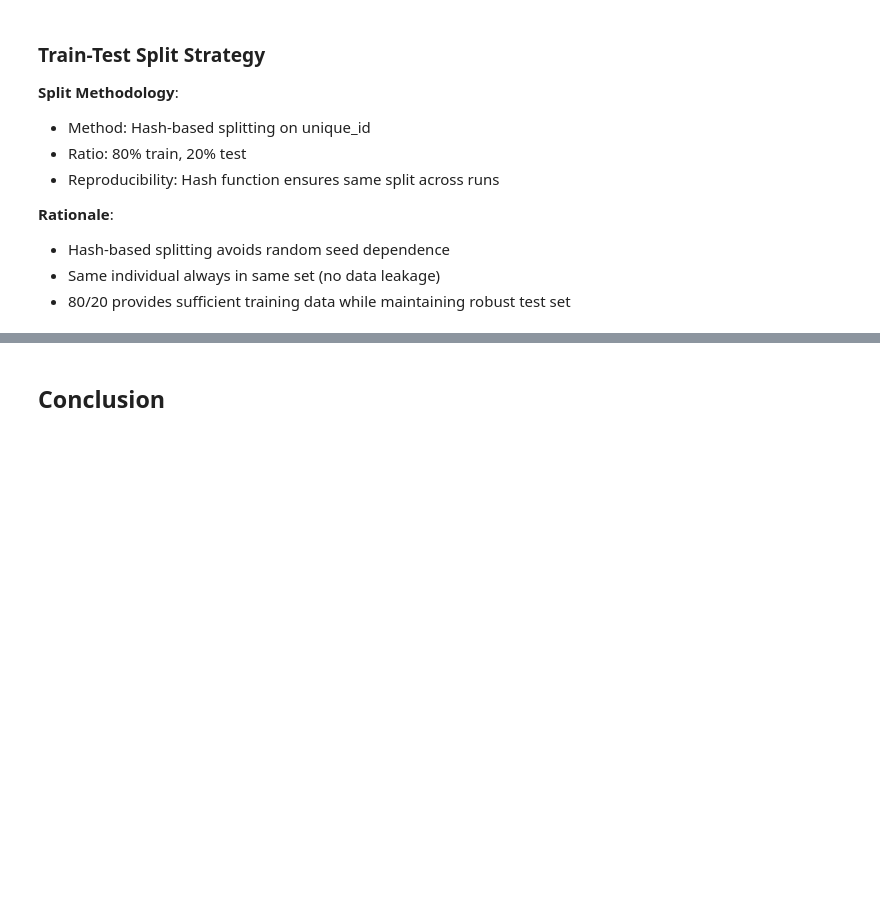
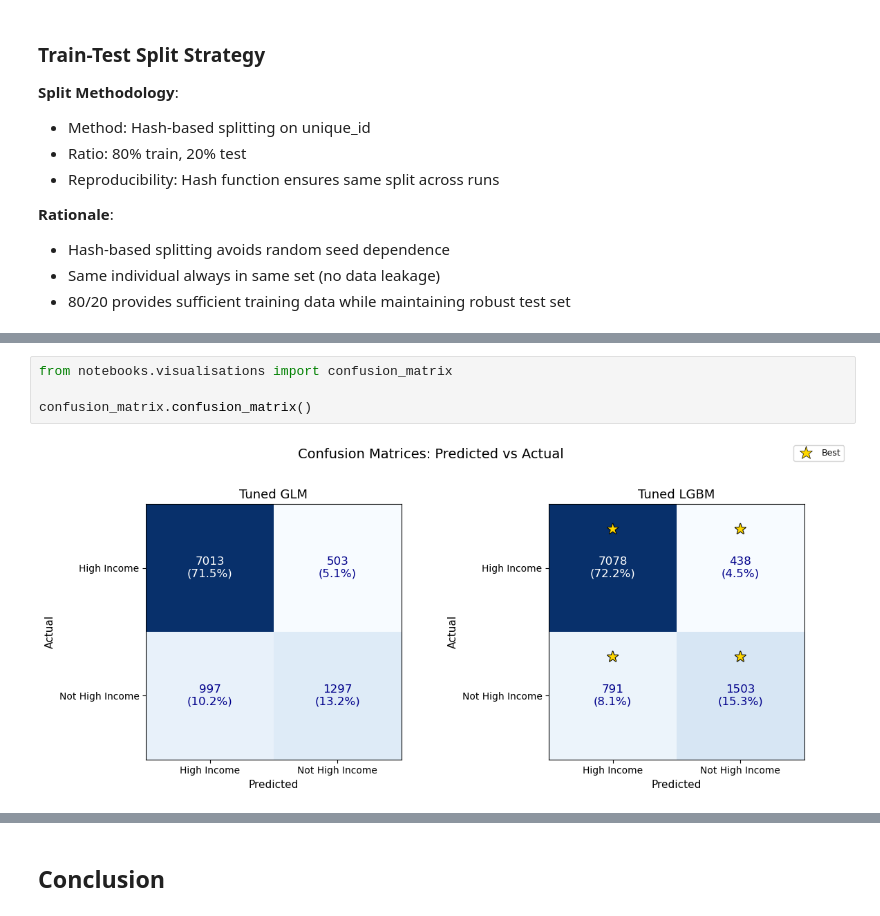
Before and after one commit to caitpj/d100_d400_income_predict, a Jupyter notebook: src/notebooks/final_report.ipynb, the cells around one changed output, grey strips where cells are left out. Cells and saved outputs as stored; diff of their text form; blank space fills up the shorter version.

```diff
--- a/src/notebooks/final_report.ipynb
+++ b/src/notebooks/final_report.ipynb
@@ -386,0 +401,6 @@ Metric Selection and Rationale:
+# %%
+from notebooks.visualisations import confusion_matrix
+
+confusion_matrix.confusion_matrix()
+# %% [output]
+[figure, added]
```
Also changed, not shown: parts of 17 cells of this notebook, 7 other files.
